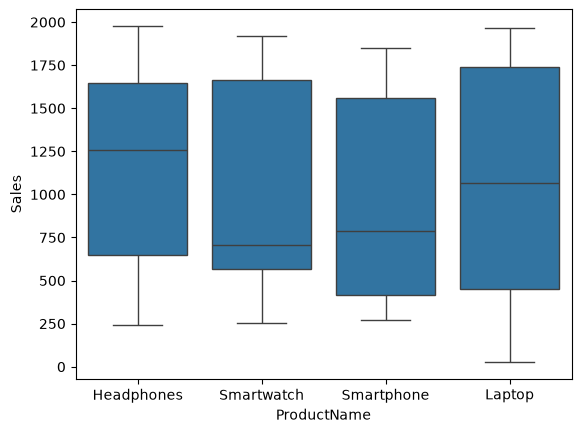
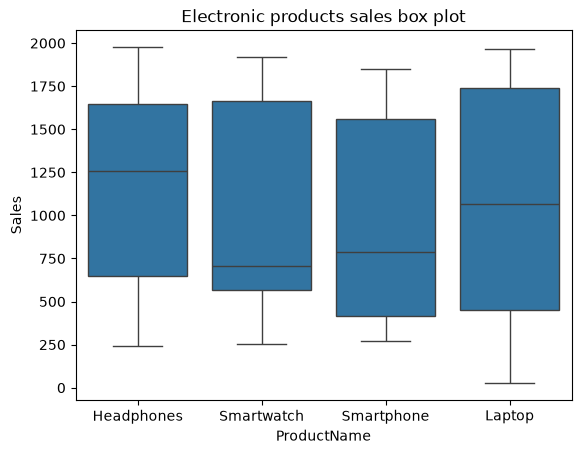
Code edit (unified diff) that turned the first committed figure into the second:
--- before
+++ after
@@ -1,5 +1,6 @@
-# Box plot of four categories
+# Box plot of four electronics
 
 sns.boxplot(data=electronics, x='ProductName', y='Sales')
 
+plt.title(label="Electronic products sales box plot")
 plt.show()

Commit: KW Test on Art mats